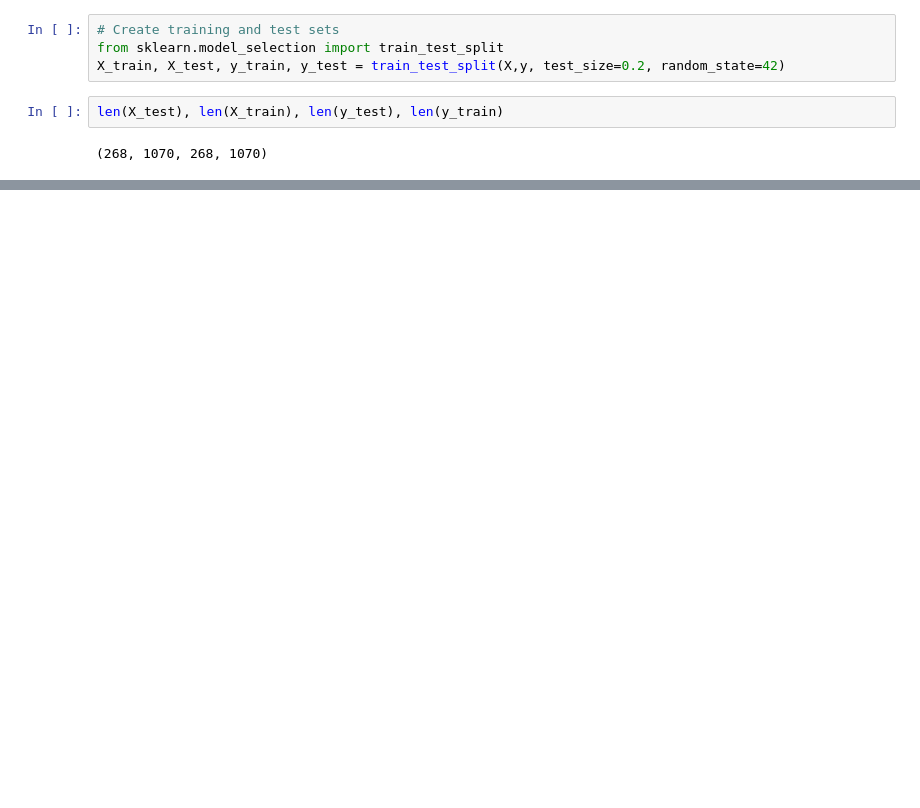
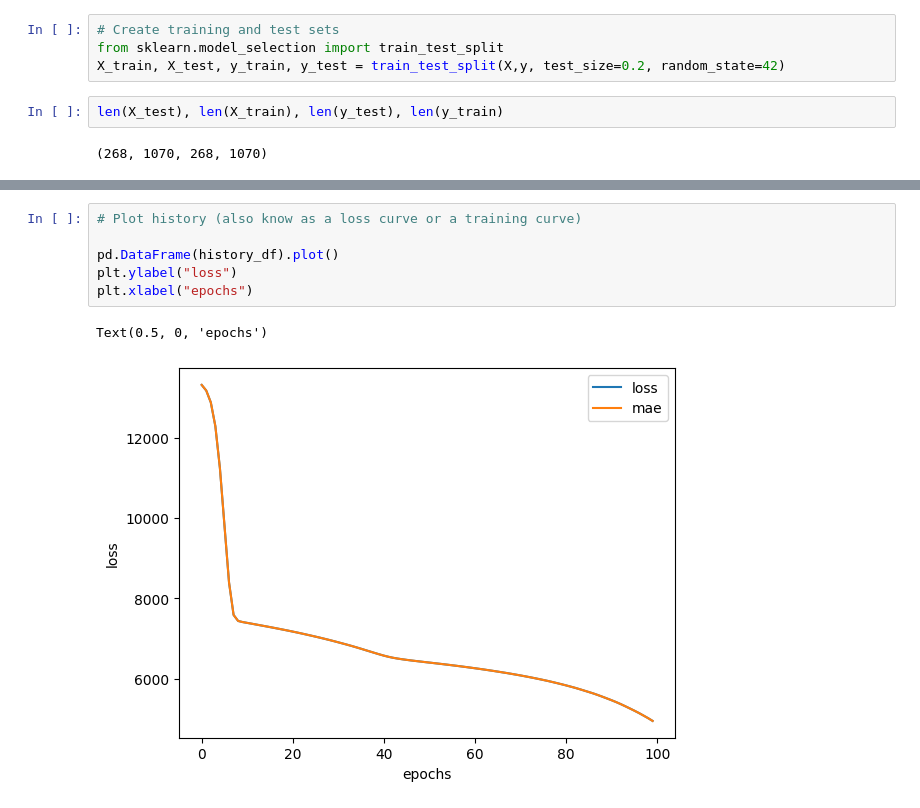
Before and after one commit to Glockrover/LearnTensorFlow, a Jupyter notebook: Neural_Network_Regression.ipynb, the cells around one changed output, grey strips where cells are left out. Cells and saved outputs as stored; diff of their text form; blank space fills up the shorter version.

Commit message:
ploted my models training improvement

```diff
--- a/Neural_Network_Regression.ipynb
+++ b/Neural_Network_Regression.ipynb
@@ -671,0 +752,9 @@ Right now it looks like our model isn't performing too well... let's try and imp
+# %%
+# Plot history (also know as a loss curve or a training curve)
+
+pd.DataFrame(history_df).plot()
+plt.ylabel("loss")
+plt.xlabel("epochs")
+# %% [output]
+Text(0.5, 0, 'epochs')
+[figure, added]
```
Also changed, not shown: parts of 25 cells of this notebook.
